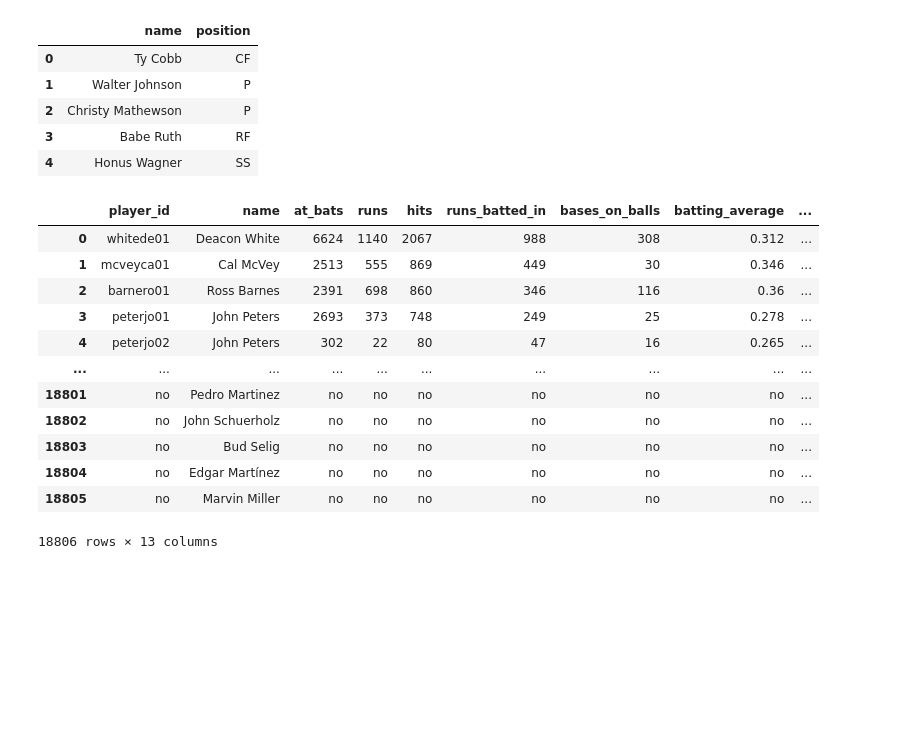
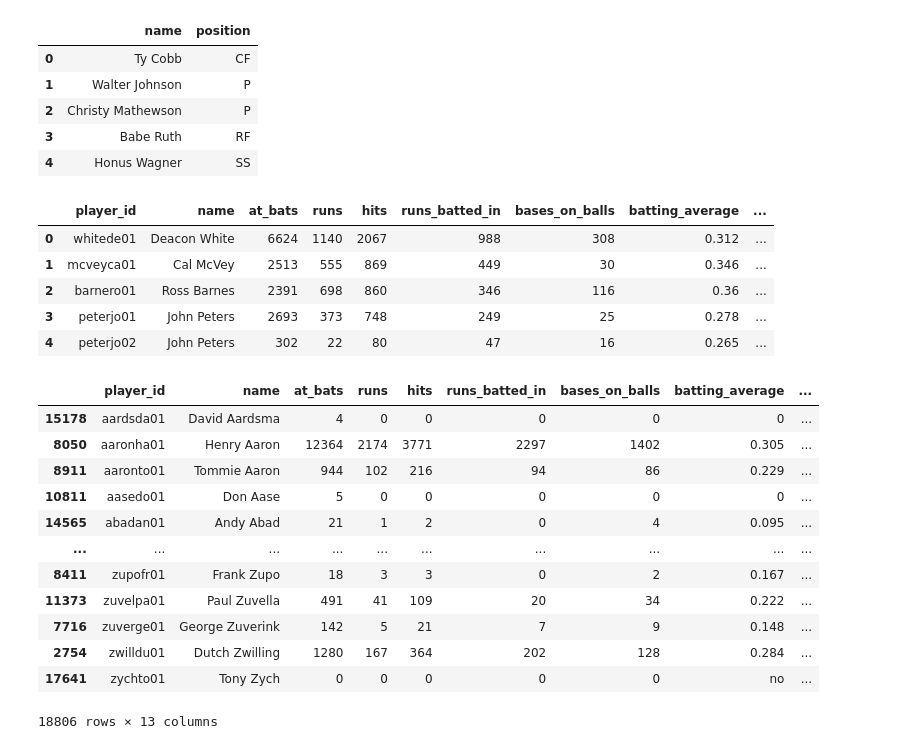
Before and after one commit to rteves0914/sportsReference_ML, a Jupyter notebook: main.ipynb, the cells around one changed output. Drawn from its saved outputs; the diff is of its cells as text; code cells hidden in the pictures; blank space fills up the shorter version.

```diff
--- a/main.ipynb
+++ b/main.ipynb
@@ -110,19 +110,12 @@ hof_cleaned.head()
 # %%
 # join the no_duplicates_df with hof_cleaned to show career stats and hall of fame status
 merge_df = mlb_history_df.merge(hof_cleaned, on='name', how='outer')
 final_df = merge_df.fillna('no').rename(columns={"position": "hall_of_fame"})
-final_df
+final_df.head()
 # %% [output]
 |  | player_id | name | at_bats | runs | hits | runs_batted_in | bases_on_balls | batting_average | ... |
 | 0 | whitede01 | Deacon White | 6624 | 1140 | 2067 | 988 | 308 | 0.312 | ... |
 | 1 | mcveyca01 | Cal McVey | 2513 | 555 | 869 | 449 | 30 | 0.346 | ... |
 | 2 | barnero01 | Ross Barnes | 2391 | 698 | 860 | 346 | 116 | 0.36 | ... |
 | 3 | peterjo01 | John Peters | 2693 | 373 | 748 | 249 | 25 | 0.278 | ... |
 | 4 | peterjo02 | John Peters | 302 | 22 | 80 | 47 | 16 | 0.265 | ... |
-| ... | ... | ... | ... | ... | ... | ... | ... | ... | ... |
-| 18801 | no | Pedro Martinez | no | no | no | no | no | no | ... |
-| 18802 | no | John Schuerholz | no | no | no | no | no | no | ... |
-| 18803 | no | Bud Selig | no | no | no | no | no | no | ... |
-| 18804 | no | Edgar Martínez | no | no | no | no | no | no | ... |
-| 18805 | no | Marvin Miller | no | no | no | no | no | no | ... |
-18806 rows × 13 columns
@@ -131,2 +122,19 @@ players_df = final_df.sort_valu
+# %%
+players_df = final_df.sort_values(by="player_id")
+players_df
+# %% [output]
+|  | player_id | name | at_bats | runs | hits | runs_batted_in | bases_on_balls | batting_average | ... |
+| 15178 | aardsda01 | David Aardsma | 4 | 0 | 0 | 0 | 0 | 0 | ... |
+| 8050 | aaronha01 | Henry Aaron | 12364 | 2174 | 3771 | 2297 | 1402 | 0.305 | ... |
+| 8911 | aaronto01 | Tommie Aaron | 944 | 102 | 216 | 94 | 86 | 0.229 | ... |
+| 10811 | aasedo01 | Don Aase | 5 | 0 | 0 | 0 | 0 | 0 | ... |
+| 14565 | abadan01 | Andy Abad | 21 | 1 | 2 | 0 | 4 | 0.095 | ... |
+| ... | ... | ... | ... | ... | ... | ... | ... | ... | ... |
+| 8411 | zupofr01 | Frank Zupo | 18 | 3 | 3 | 0 | 2 | 0.167 | ... |
+| 11373 | zuvelpa01 | Paul Zuvella | 491 | 41 | 109 | 20 | 34 | 0.222 | ... |
+| 7716 | zuverge01 | George Zuverink | 142 | 5 | 21 | 7 | 9 | 0.148 | ... |
+| 2754 | zwilldu01 | Dutch Zwilling | 1280 | 167 | 364 | 202 | 128 | 0.284 | ... |
+| 17641 | zychto01 | Tony Zych | 0 | 0 | 0 | 0 | 0 | no | ... |
+18806 rows × 13 columns
 # %%
 # export as a csv to Resources folder
```
Also changed, not shown: parts of 2 cells of this notebook, 2 other files.
